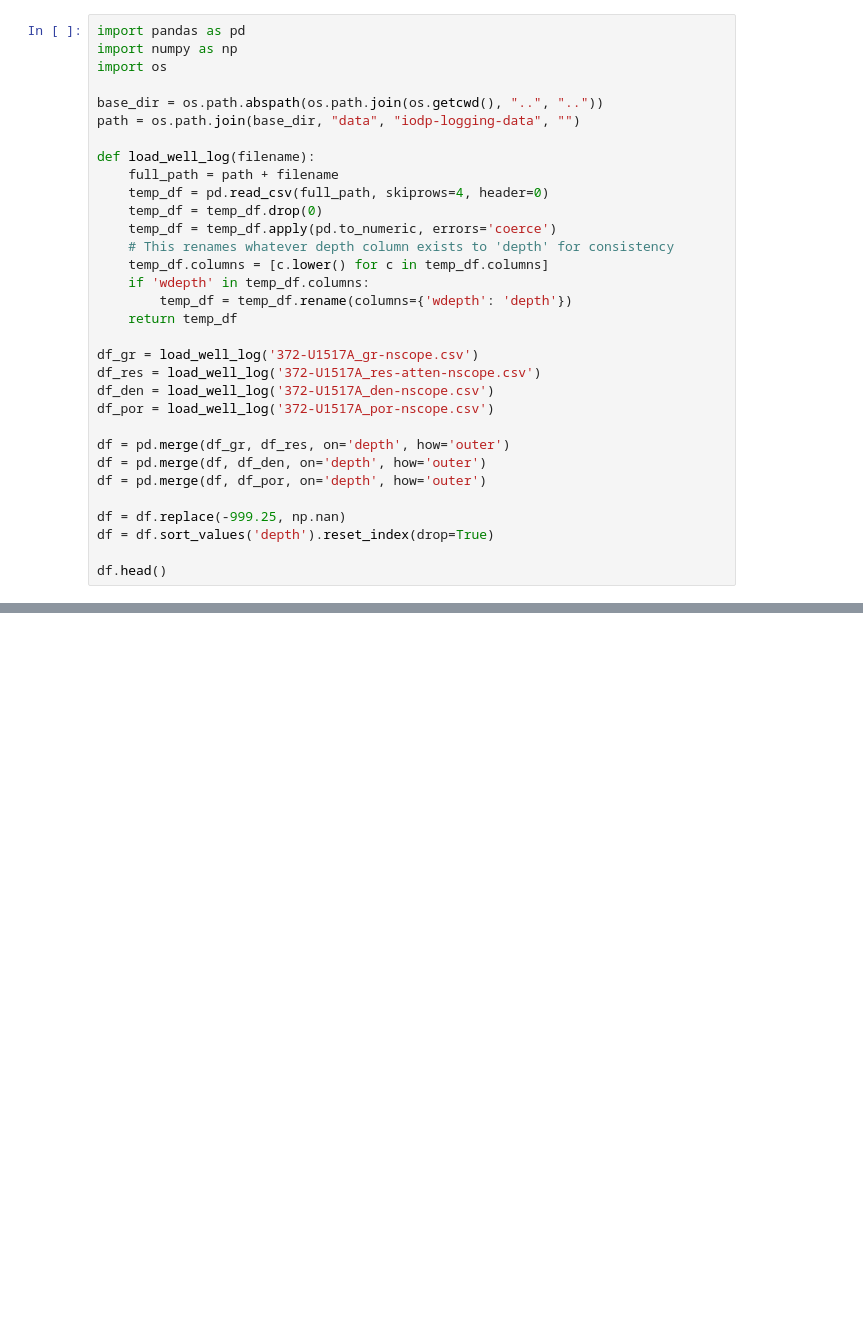
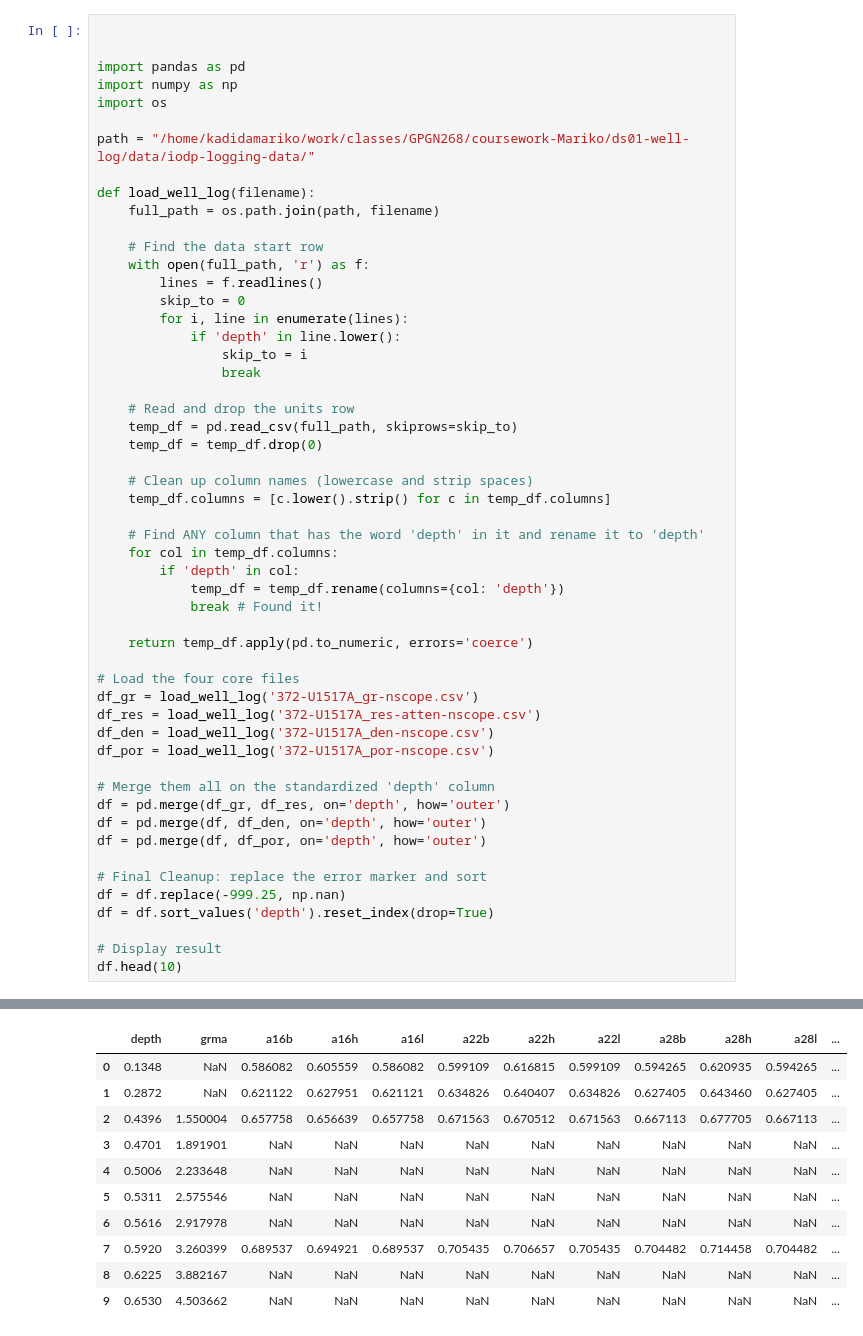
Before and after one commit to kamam203/-coursework-Mariko, a Jupyter notebook: ds01-well-log/ds01-well-log/notebooks/ds01-well-log.ipynb, the cells around one changed output, grey strips where cells are left out. Cells and saved outputs as stored; diff of their text form; blank space fills up the shorter version.

```diff
--- a/ds01-well-log/ds01-well-log/notebooks/ds01-well-log.ipynb
+++ b/ds01-well-log/ds01-well-log/notebooks/ds01-well-log.ipynb
@@ -1,33 +14,54 @@
 # %%
+
+
 import pandas as pd
 import numpy as np
 import os
 
-base_dir = os.path.abspath(os.path.join(os.getcwd(), "..", ".."))
-path = os.path.join(base_dir, "data", "iodp-logging-data", "")
+path = "/home/kadidamariko/work/classes/GPGN268/coursework-Mariko/ds01-well-log/data/iodp-logging-data/"
 
 def load_well_log(filename):
-    full_path = path + filename
-    temp_df = pd.read_csv(full_path, skiprows=4, header=0)
+    full_path = os.path.join(path, filename)
+
+    # Find the data start row
+    with open(full_path, 'r') as f:
+        lines = f.readlines()
+        skip_to = 0
+        for i, line in enumerate(lines):
+            if 'depth' in line.lower():
+                skip_to = i
+                break
+
+    # Read and drop the units row
+    temp_df = pd.read_csv(full_path, skiprows=skip_to)
     temp_df = temp_df.drop(0)
-    temp_df = temp_df.apply(pd.to_numeric, errors='coerce')
-    # This renames whatever depth column exists to 'depth' for consistency
-    temp_df.columns = [c.lower() for c in temp_df.columns]
-    if 'wdepth' in temp_df.columns:
-        temp_df = temp_df.rename(columns={'wdepth': 'depth'})
-    return temp_df
 
+    # Clean up column names (lowercase and strip spaces)
+    temp_df.columns = [c.lower().strip() for c in temp_df.columns]
+
+    # Find ANY column that has the word 'depth' in it and rename it to 'depth'
+    for col in temp_df.columns:
+        if 'depth' in col:
+            temp_df = temp_df.rename(columns={col: 'depth'})
+            break # Found it!
+
+    return temp_df.apply(pd.to_numeric, errors='coerce')
+
+# Load the four core files
 df_gr = load_well_log('372-U1517A_gr-nscope.csv')
 df_res = load_well_log('372-U1517A_res-atten-nscope.csv')
 df_den = load_well_log('372-U1517A_den-nscope.csv')
 df_por = load_well_log('372-U1517A_por-nscope.csv')
 
+# Merge them all on the standardized 'depth' column
 df = pd.merge(df_gr, df_res, on='depth', how='outer')
 df = pd.merge(df, df_den, on='depth', how='outer')
 df = pd.merge(df, df_por, on='depth', how='outer')
 
+# Final Cleanup: replace the error marker and sort
 df = df.replace(-999.25, np.nan)
 df = df.sort_values('depth').reset_index(drop=True)
 
-df.head()
+# Display result
+df.head(10)
 # %% [output]
@@ -34,0 +68,11 @@ KeyError: 'depth'
+|  | depth | grma | a16b | a16h | a16l | a22b | a22h | a22l | a28b | a28h | a28l | ... |
+| 0 | 0.1348 | NaN | 0.586082 | 0.605559 | 0.586082 | 0.599109 | 0.616815 | 0.599109 | 0.594265 | 0.620935 | 0.594265 | ... |
+| 1 | 0.2872 | NaN | 0.621122 | 0.627951 | 0.621121 | 0.634826 | 0.640407 | 0.634826 | 0.627405 | 0.643460 | 0.627405 | ... |
+| 2 | 0.4396 | 1.550004 | 0.657758 | 0.656639 | 0.657758 | 0.671563 | 0.670512 | 0.671563 | 0.667113 | 0.677705 | 0.667113 | ... |
+| 3 | 0.4701 | 1.891901 | NaN | NaN | NaN | NaN | NaN | NaN | NaN | NaN | NaN | ... |
+| 4 | 0.5006 | 2.233648 | NaN | NaN | NaN | NaN | NaN | NaN | NaN | NaN | NaN | ... |
+| 5 | 0.5311 | 2.575546 | NaN | NaN | NaN | NaN | NaN | NaN | NaN | NaN | NaN | ... |
+| 6 | 0.5616 | 2.917978 | NaN | NaN | NaN | NaN | NaN | NaN | NaN | NaN | NaN | ... |
+| 7 | 0.5920 | 3.260399 | 0.689537 | 0.694921 | 0.689537 | 0.705435 | 0.706657 | 0.705435 | 0.704482 | 0.714458 | 0.704482 | ... |
+| 8 | 0.6225 | 3.882167 | NaN | NaN | NaN | NaN | NaN | NaN | NaN | NaN | NaN | ... |
+| 9 | 0.6530 | 4.503662 | NaN | NaN | NaN | NaN | NaN | NaN | NaN | NaN | NaN | ... |
```
Also changed, not shown: parts of 8 cells of this notebook.
